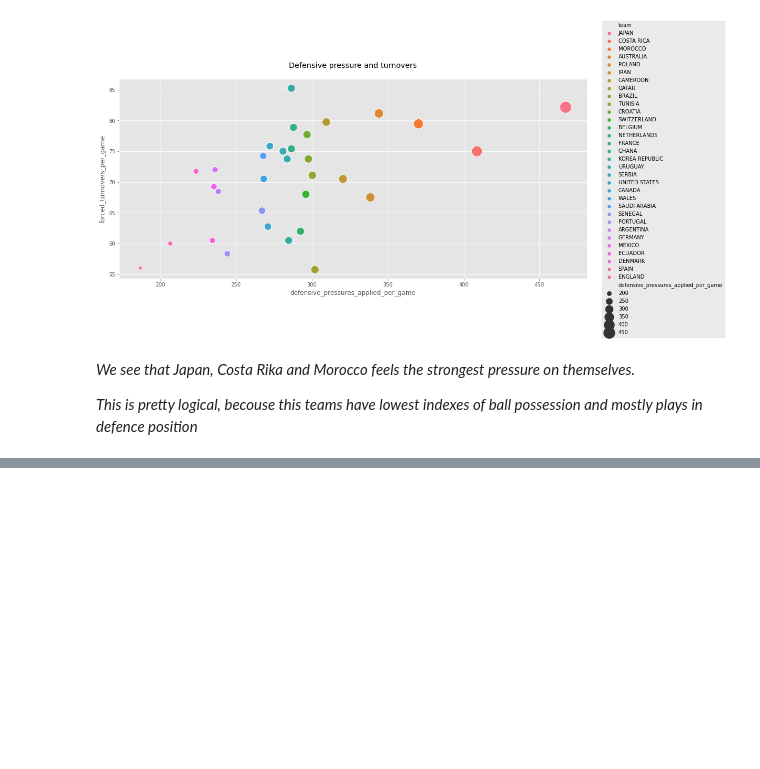
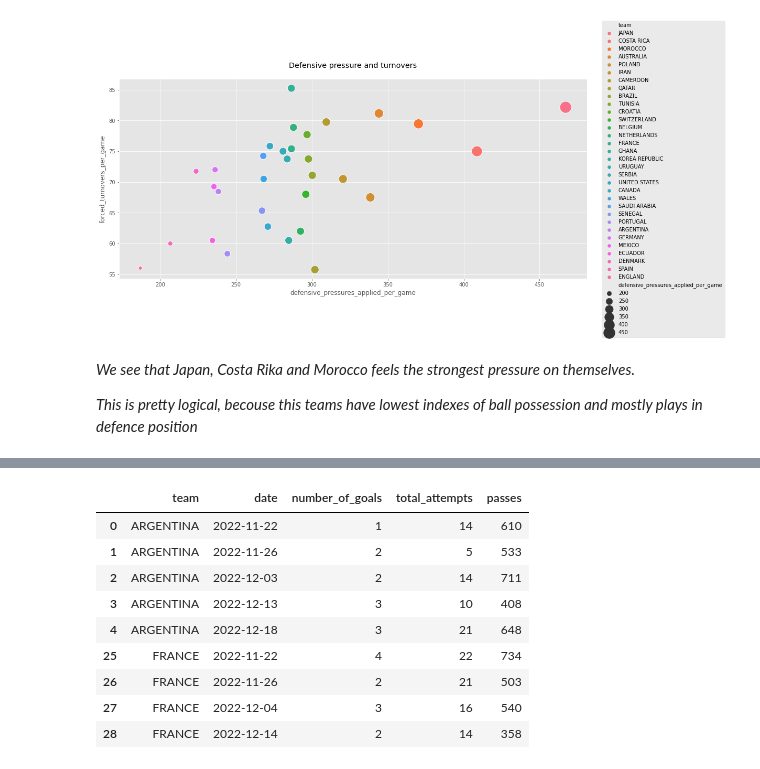
Before and after one commit to avgalkov/Kaggle-research, a Jupyter notebook: fifa-2022-world-cup-research.ipynb, the cells around one changed output, grey strips where cells are left out. Cells and saved outputs as stored; diff of their text form; code cells hidden in the pictures; blank space fills up the shorter version.

```diff
--- a/fifa-2022-world-cup-research.ipynb
+++ b/fifa-2022-world-cup-research.ipynb
@@ -770,0 +783,22 @@ sns.despine()
+# %%
+final_way_home = final.groupby(['team1','date'],as_index=False) \
+    .agg({"number_of_goals_team1":"sum",
+          "total_attempts_team1":"sum",
+          "passes_team1":"sum"}) \
+    .rename(columns={"team1":"team",
+                    "number_of_goals_team1":"number_of_goals",
+                    "total_attempts_team1":"total_attempts",
+                    "passes_team1":"passes"})
+final_way_home = final_way_home.query("team =='ARGENTINA' | team == 'FRANCE'")
+final_way_home
+# %% [output]
+|  | team | date | number_of_goals | total_attempts | passes |
+| 0 | ARGENTINA | 2022-11-22 | 1 | 14 | 610 |
+| 1 | ARGENTINA | 2022-11-26 | 2 | 5 | 533 |
+| 2 | ARGENTINA | 2022-12-03 | 2 | 14 | 711 |
+| 3 | ARGENTINA | 2022-12-13 | 3 | 10 | 408 |
+| 4 | ARGENTINA | 2022-12-18 | 3 | 21 | 648 |
+| 25 | FRANCE | 2022-11-22 | 4 | 22 | 734 |
+| 26 | FRANCE | 2022-11-26 | 2 | 21 | 503 |
+| 27 | FRANCE | 2022-12-04 | 3 | 16 | 540 |
+| 28 | FRANCE | 2022-12-14 | 2 | 14 | 358 |
```
Also changed, not shown: parts of 7 cells of this notebook.
